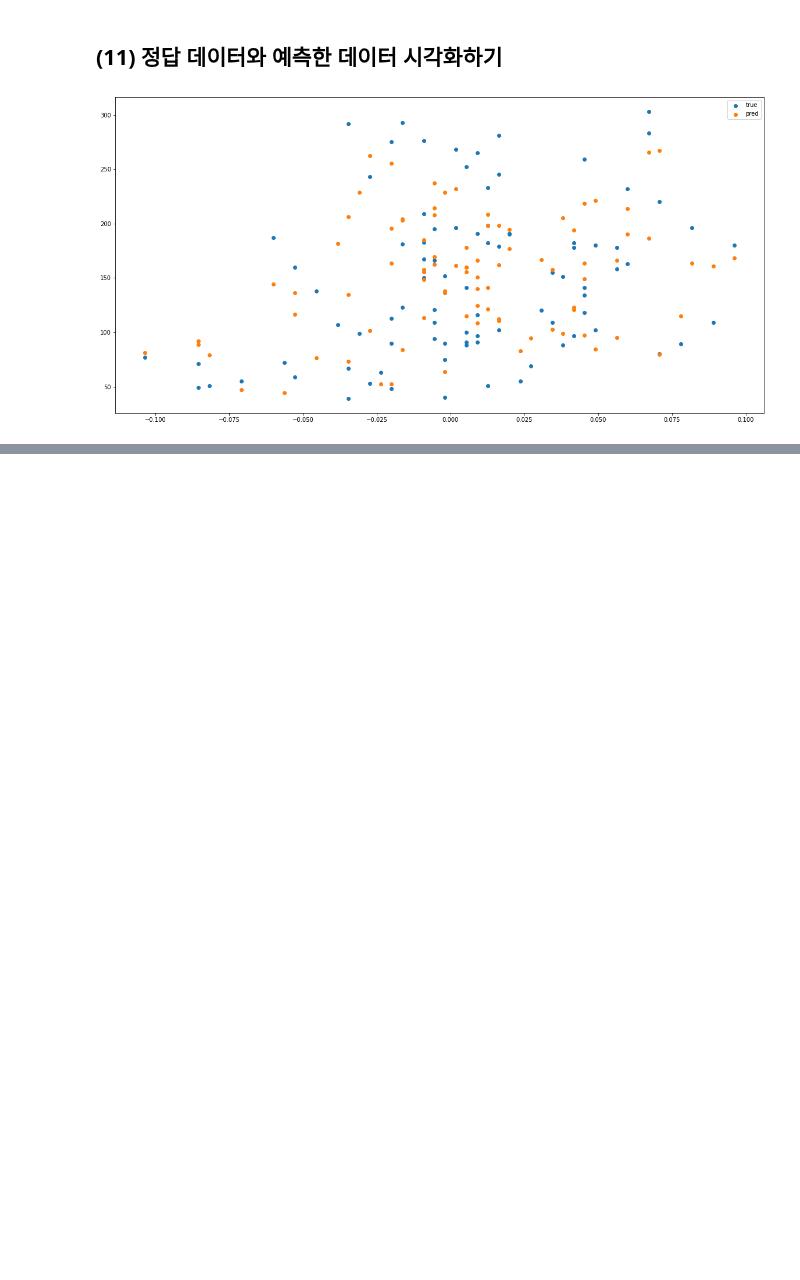
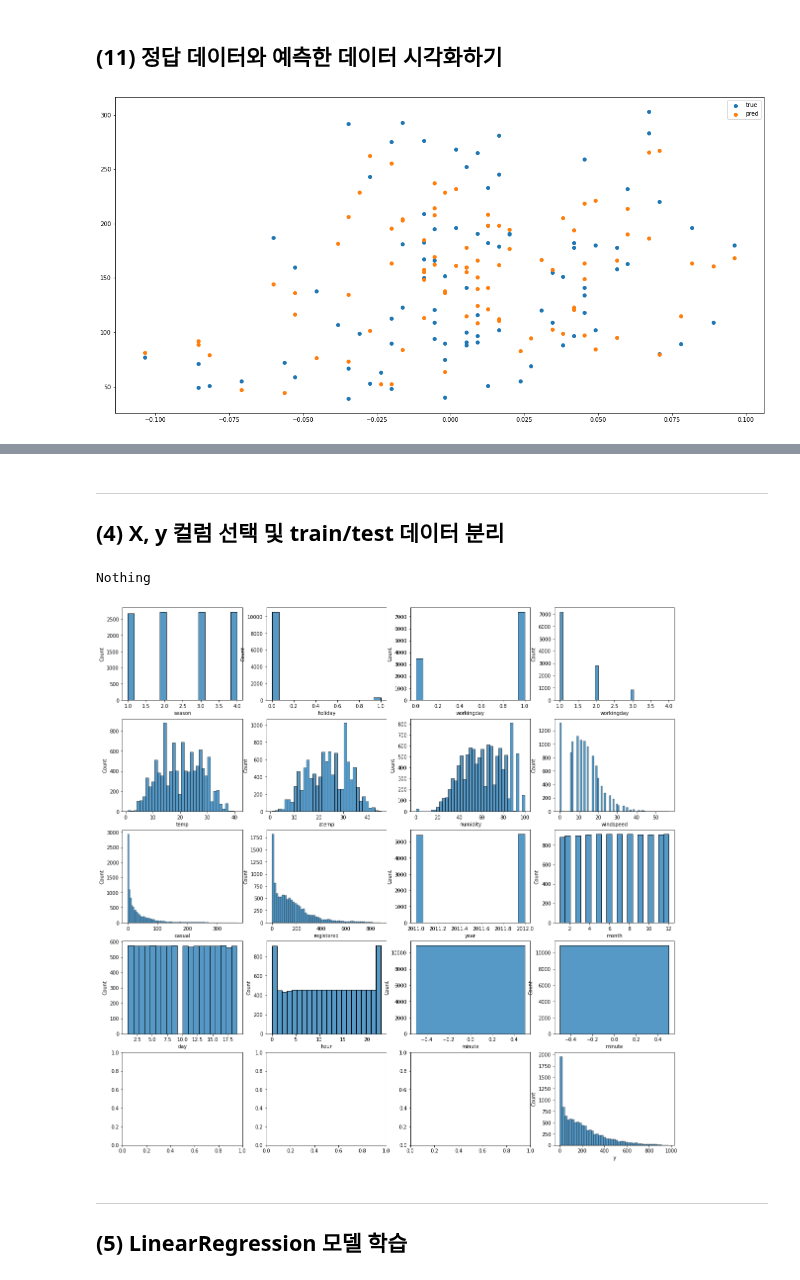
Before and after one commit to twelvesense/first-repository, a Jupyter notebook: ExplNode02.ipynb, the cells around one changed output, grey strips where cells are left out. Saved outputs shown, nothing was run; the diff lists cells and outputs as text; code cells hidden in the pictures; blank space fills up the shorter version.

```diff
--- a/ExplNode02.ipynb
+++ b/ExplNode02.ipynb
@@ -273,0 +368,73 @@ sample_data
+# %% [markdown]
+---
+## (4) X, y 컬럼 선택 및 train/test 데이터 분리
+# %%
+X = train[['season', 'holiday', 'workingday', 'weather', 'temp', 'atemp', 'humidity', 'windspeed', 'casual', 'registered', 'year', 'month', 'day', 'hour', 'minute', 'second']].values
+y = train['count'].values
+# %%
+## finding NaN
+board_NaN = ''
+if sum(np.isnan(X[:,0]))    != 0: board_NaN.append('season')         # season
+if sum(np.isnan(X[:,1]))    != 0: board_NaN.append('-holiday')       # holiday
+if sum(np.isnan(X[:,2]))    != 0: board_NaN.append('-workingday')    # workingday
+if sum(np.isnan(X[:,3]))    != 0: board_NaN.append('-weather')       # weather
+if sum(np.isnan(X[:,4]))    != 0: board_NaN.append('-temp')          # temp
+if sum(np.isnan(X[:,5]))    != 0: board_NaN.append('-atemp')         # atemp
+if sum(np.isnan(X[:,6]))    != 0: board_NaN.append('-humidity')      # humidity
+if sum(np.isnan(X[:,7]))    != 0: board_NaN.append('-windspeed')     # windspeed
+if sum(np.isnan(X[:,8]))    != 0: board_NaN.append('-casual')        # casual
+if sum(np.isnan(X[:,9]))    != 0: board_NaN.append('-registered')    # registered
+if sum(np.isnan(X[:,10]))   != 0: board_NaN.append('-year')          # year
+if sum(np.isnan(X[:,11]))   != 0: board_NaN.append('-month')         # month
+if sum(np.isnan(X[:,12]))   != 0: board_NaN.append('-day')           # day
+if sum(np.isnan(X[:,13]))   != 0: board_NaN.append('-hour')          # hour
+if sum(np.isnan(X[:,14]))   != 0: board_NaN.append('-minute')        # minute
+if sum(np.isnan(X[:,15]))   != 0: board_NaN.append('-second')        # second
+if sum(np.isnan(y))         != 0: board_NaN.append('-y')
+if board_NaN == '':
+    print("Nothing")
+else:
+    print(board_NaN)
+# %% [output]
+Nothing
+# %%
+## finding outlier
+fig, axes= plt.subplots(5,4)
+plt.rcParams["figure.figsize"] = (20, 30)
+p00 = sns.histplot(X[:,0], ax=axes[0,0])               # season
+p01 = sns.histplot(X[:,1], ax=axes[0,1])               # holiday
+p02 = sns.histplot(X[:,2], ax=axes[0,2])               # workingday
+p03 = sns.histplot(X[:,3], ax=axes[0,3])               # weather
+p04 = sns.histplot(X[:,4], ax=axes[1,0])               # temp
+p05 = sns.histplot(X[:,5], ax=axes[1,1])               # atemp
+p06 = sns.histplot(X[:,6], ax=axes[1,2])               # humidity
+p07 = sns.histplot(X[:,7], ax=axes[1,3])               # windspeed
+p08 = sns.histplot(X[:,8], ax=axes[2,0])               # casual
+p09 = sns.histplot(X[:,9], ax=axes[2,1])               # registered
+p10 = sns.histplot(X[:,10], ax=axes[2,2])              # year
+p11 = sns.histplot(X[:,11], ax=axes[2,3])              # month
+p12 = sns.histplot(X[:,12], ax=axes[3,0])              # day
+p13 = sns.histplot(X[:,13], ax=axes[3,1])              # hour
+p14 = sns.histplot(X[:,14], ax=axes[3,2])              # minute
+p15 = sns.histplot(X[:,15], ax=axes[3,3])              # second
+p16 = sns.histplot(y, ax=axes[4,3])
+p00.set(xlabel = "season")
+p01.set(xlabel = "holiday")
+p02.set(xlabel = "workingday")
+p03.set(xlabel = "workingday")
+p04.set(xlabel = "temp")
+p05.set(xlabel = "atemp")
+p06.set(xlabel = "humidity")
+p07.set(xlabel = "windspeed")
+p08.set(xlabel = "casual")
+p09.set(xlabel = "registered")
+p10.set(xlabel = "year")
+p11.set(xlabel = "month")
+p12.set(xlabel = "day")
+p13.set(xlabel = "hour")
+p14.set(xlabel = "minute")
+p15.set(xlabel = "minute")
+p16.set(xlabel = "y")
+fig.show()
+# %% [output]
+[figure, added]
@@ -273,0 +443,3 @@ sample_data
+# %% [markdown]
+---
+## (5) LinearRegression 모델 학습
```
Also changed, not shown: parts of 46 cells of this notebook.
